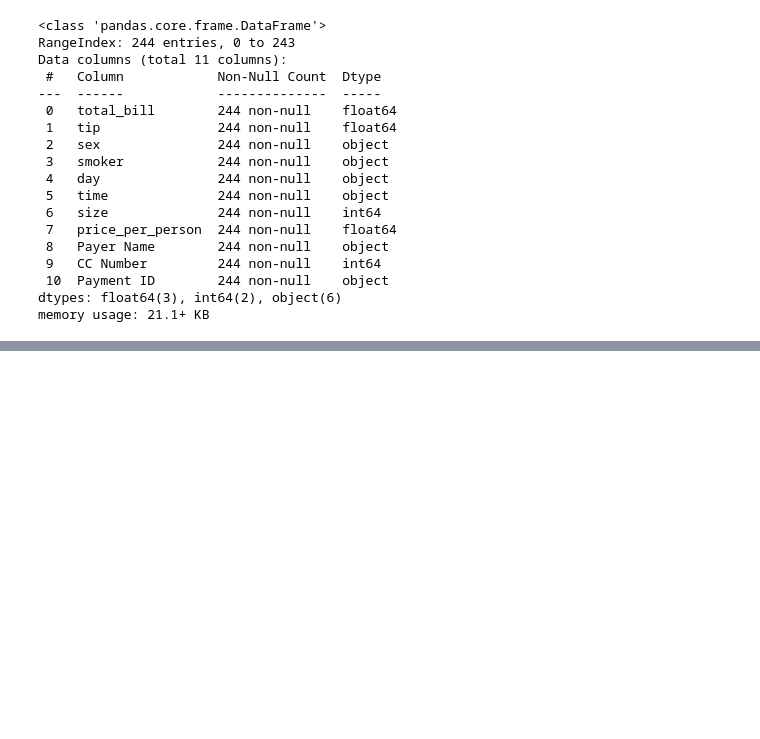
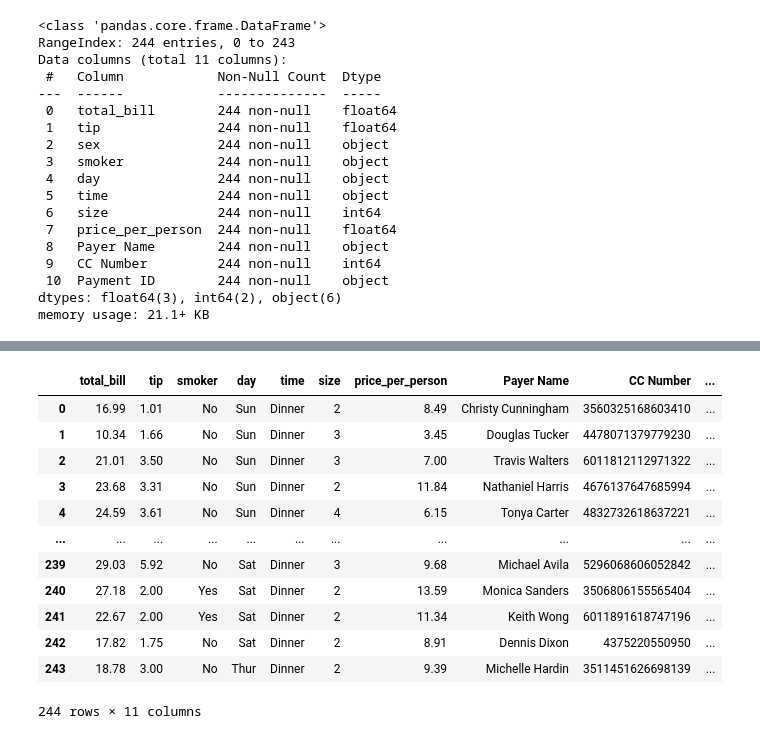
Before and after one commit to LosseniSangare/Learning, a Jupyter notebook: Pandas_1.ipynb, the cells around one changed output, grey strips where cells are left out. Drawn from its saved outputs; the diff is of its cells as text; code cells hidden in the pictures; blank space fills up the shorter version.

```diff
--- a/Pandas_1.ipynb
+++ b/Pandas_1.ipynb
@@ -228,0 +279,4 @@ df.describe().transpose()
+# %%
+#pourcentage pourboire
+pt = 100*(df['tip']/df['total_bill'])
+pt
@@ -228,0 +296,5 @@ df.describe().transpose()
+# %%
+pt = np.round(pt,2)
+# %%
+df['Percentage_Tip']= pt
+df.head()
@@ -228,0 +308,16 @@ df.describe().transpose()
+# %%
+df.drop('sex',1)
+# %% [output]
+|  | total_bill | tip | smoker | day | time | size | price_per_person | Payer Name | CC Number | ... |
+| 0 | 16.99 | 1.01 | No | Sun | Dinner | 2 | 8.49 | Christy Cunningham | 3560325168603410 | ... |
+| 1 | 10.34 | 1.66 | No | Sun | Dinner | 3 | 3.45 | Douglas Tucker | 4478071379779230 | ... |
+| 2 | 21.01 | 3.50 | No | Sun | Dinner | 3 | 7.00 | Travis Walters | 6011812112971322 | ... |
+| 3 | 23.68 | 3.31 | No | Sun | Dinner | 2 | 11.84 | Nathaniel Harris | 4676137647685994 | ... |
+| 4 | 24.59 | 3.61 | No | Sun | Dinner | 4 | 6.15 | Tonya Carter | 4832732618637221 | ... |
+| ... | ... | ... | ... | ... | ... | ... | ... | ... | ... | ... |
+| 239 | 29.03 | 5.92 | No | Sat | Dinner | 3 | 9.68 | Michael Avila | 5296068606052842 | ... |
+| 240 | 27.18 | 2.00 | Yes | Sat | Dinner | 2 | 13.59 | Monica Sanders | 3506806155565404 | ... |
+| 241 | 22.67 | 2.00 | Yes | Sat | Dinner | 2 | 11.34 | Keith Wong | 6011891618747196 | ... |
+| 242 | 17.82 | 1.75 | No | Sat | Dinner | 2 | 8.91 | Dennis Dixon | 4375220550950 | ... |
+| 243 | 18.78 | 3.00 | No | Thur | Dinner | 2 | 9.39 | Michelle Hardin | 3511451626698139 | ... |
+244 rows × 11 columns
```
Also changed, not shown: parts of 6 cells of this notebook.
